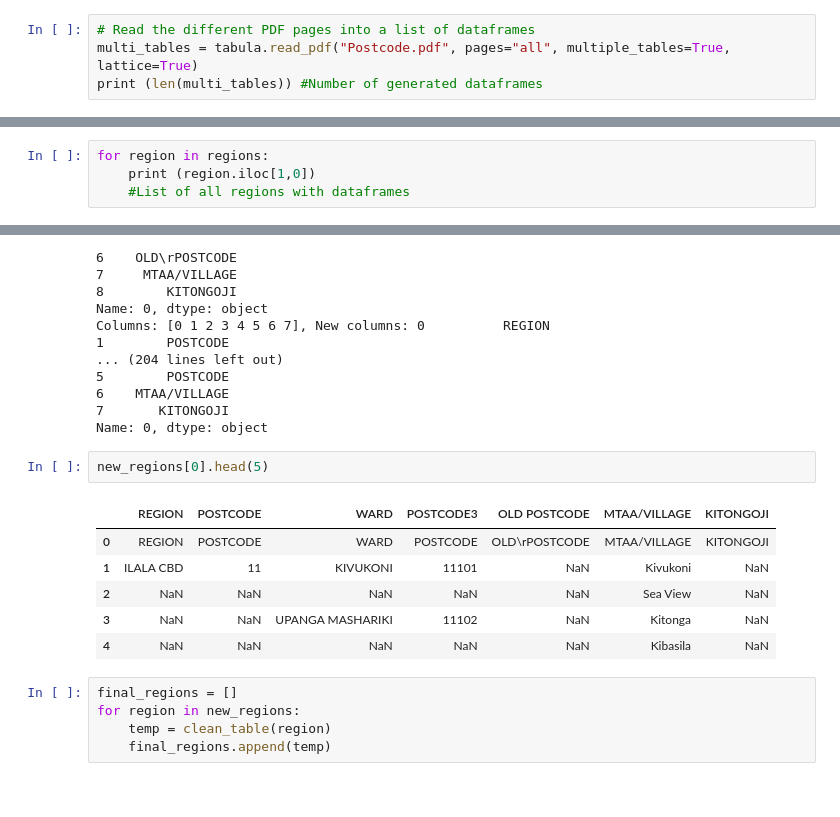
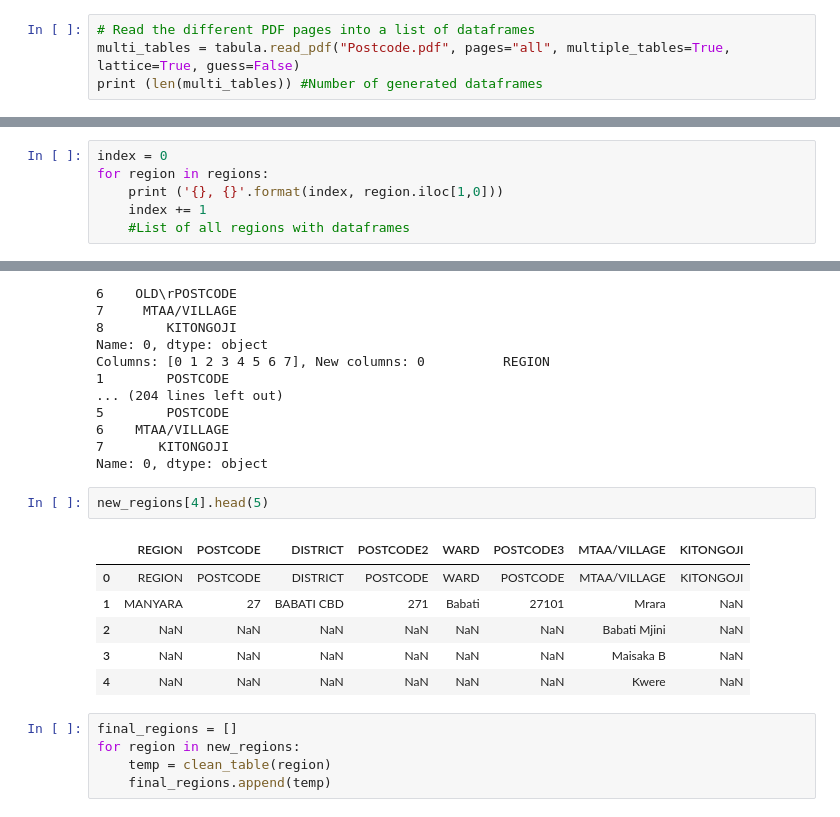
Before and after one commit to stormkilimanjaro/tzpostcodereference, a Jupyter notebook: Import PDF.ipynb, the cells around one changed output, grey strips where cells are left out. Drawn from its saved outputs; the diff is of its cells as text.

Commit message:
initial exploration + final postcode file

```diff
--- a/Import PDF.ipynb
+++ b/Import PDF.ipynb
@@ -11,7 +12,7 @@ print (len(df))
 33
 # %%
 # Read the different PDF pages into a list of dataframes
-multi_tables = tabula.read_pdf("Postcode.pdf", pages="all", multiple_tables=True, lattice=True)
+multi_tables = tabula.read_pdf("Postcode.pdf", pages="all", multiple_tables=True, lattice=True, guess=False)
 print (len(multi_tables)) #Number of generated dataframes
 # %% [output]
 1789
@@ -65,5 +85,7 @@ regions = combine_tables(multi_tables)
 # %%
+index = 0
 for region in regions:
-    print (region.iloc[1,0])
+    print ('{}, {}'.format(index, region.iloc[1,0]))
+    index += 1
     #List of all regions with dataframes
 # %% [output]
@@ -166,14 +188,14 @@ Columns: [0 1 2 3 4 5 6 7], New columns: 0          REGION
 7       KITONGOJI
 Name: 0, dtype: object
 # %%
-new_regions[0].head(5)
+new_regions[4].head(5)
 # %% [output]
-|  | REGION | POSTCODE | WARD | POSTCODE3 | OLD POSTCODE | MTAA/VILLAGE | KITONGOJI |
-| 0 | REGION | POSTCODE | WARD | POSTCODE | OLD\rPOSTCODE | MTAA/VILLAGE | KITONGOJI |
-| 1 | ILALA CBD | 11 | KIVUKONI | 11101 | NaN | Kivukoni | NaN |
-| 2 | NaN | NaN | NaN | NaN | NaN | Sea View | NaN |
-| 3 | NaN | NaN | UPANGA MASHARIKI | 11102 | NaN | Kitonga | NaN |
-| 4 | NaN | NaN | NaN | NaN | NaN | Kibasila | NaN |
+|  | REGION | POSTCODE | DISTRICT | POSTCODE2 | WARD | POSTCODE3 | MTAA/VILLAGE | KITONGOJI |
+| 0 | REGION | POSTCODE | DISTRICT | POSTCODE | WARD | POSTCODE | MTAA/VILLAGE | KITONGOJI |
+| 1 | MANYARA | 27 | BABATI CBD | 271 | Babati | 27101 | Mrara | NaN |
+| 2 | NaN | NaN | NaN | NaN | NaN | NaN | Babati Mjini | NaN |
+| 3 | NaN | NaN | NaN | NaN | NaN | NaN | Maisaka B | NaN |
+| 4 | NaN | NaN | NaN | NaN | NaN | NaN | Kwere | NaN |
 # %%
 final_regions = []
 for region in new_regions:
```
Also changed, not shown: parts of 14 cells of this notebook, 8 other files.
